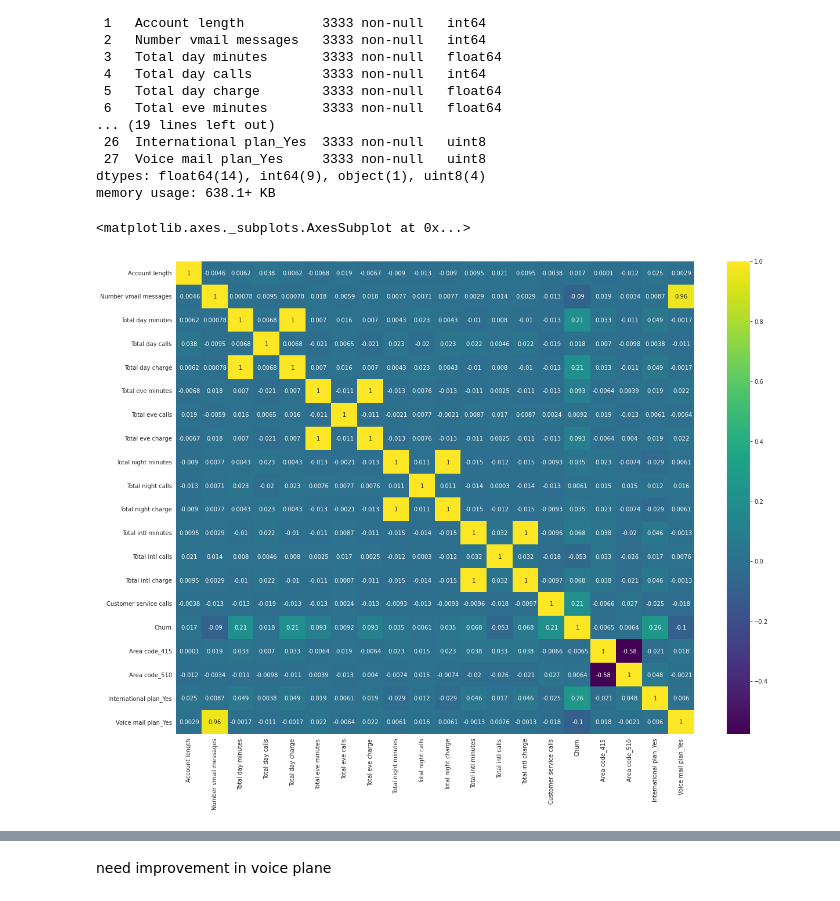
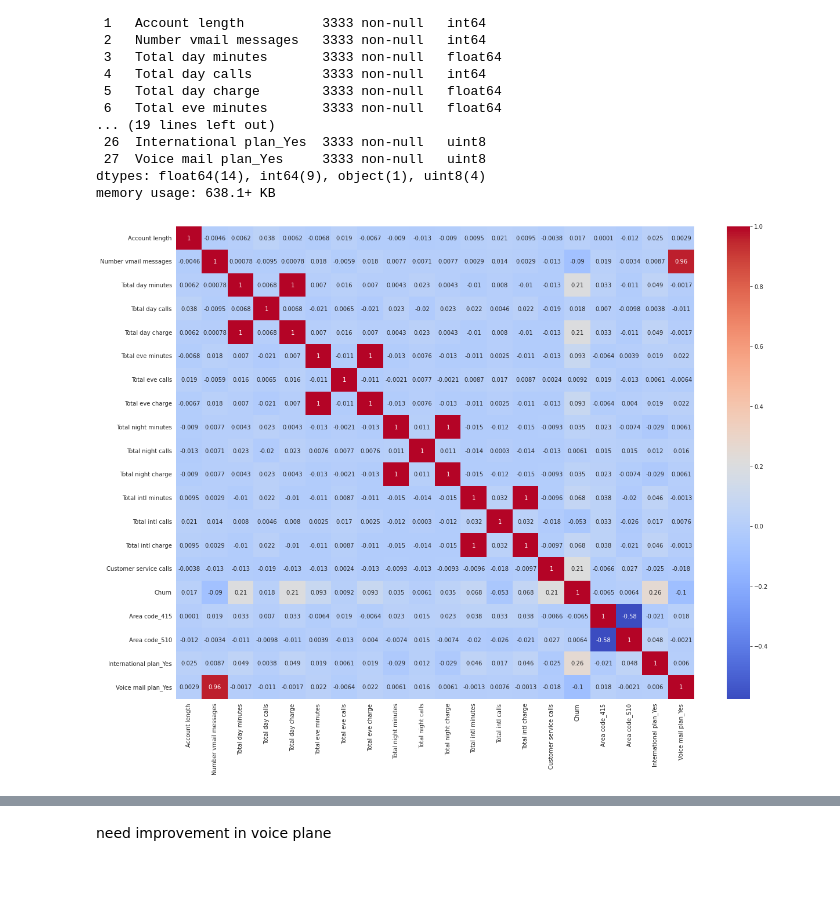
Before and after one commit to Gaurav2912/Telecom-Churn-Analysis---Capstone-Project, a Jupyter notebook: Telecom_Churn_Analysis_Capstone_Project.ipynb, the cells around one changed output, grey strips where cells are left out. Cells and saved outputs as stored; diff of their text form; code cells hidden in the pictures.

```diff
--- a/Telecom_Churn_Analysis_Capstone_Project.ipynb
+++ b/Telecom_Churn_Analysis_Capstone_Project.ipynb
@@ -439,9 +475,8 @@ created_lst = ['Total minutes','Total calls', 'Total charge', 'Charge/min day',
 corr_df = df_final.drop(created_lst, axis= 1).corr()
 # %%
 plt.figure(figsize= (20,15))
-sns.heatmap(corr_df, annot= True, cmap= 'viridis')
+sns.heatmap(corr_df, annot= True, cmap= 'coolwarm');
 # %% [output]
-<matplotlib.axes._subplots.AxesSubplot at 0x...>
-[figure, old version]
+[figure, new version]
 # %%
 plt.figure(figsize= (15,10))
```
Also changed, not shown: parts of 68 cells of this notebook.
